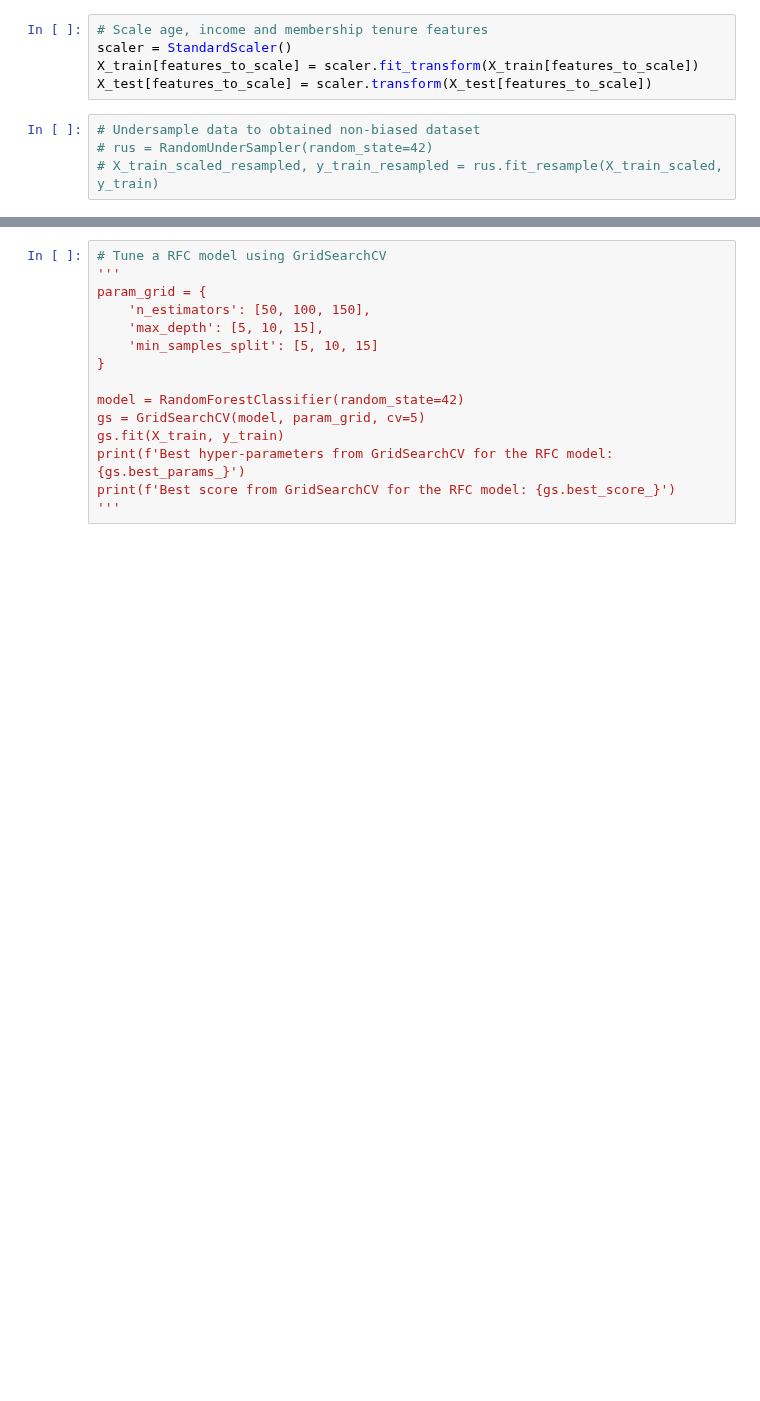
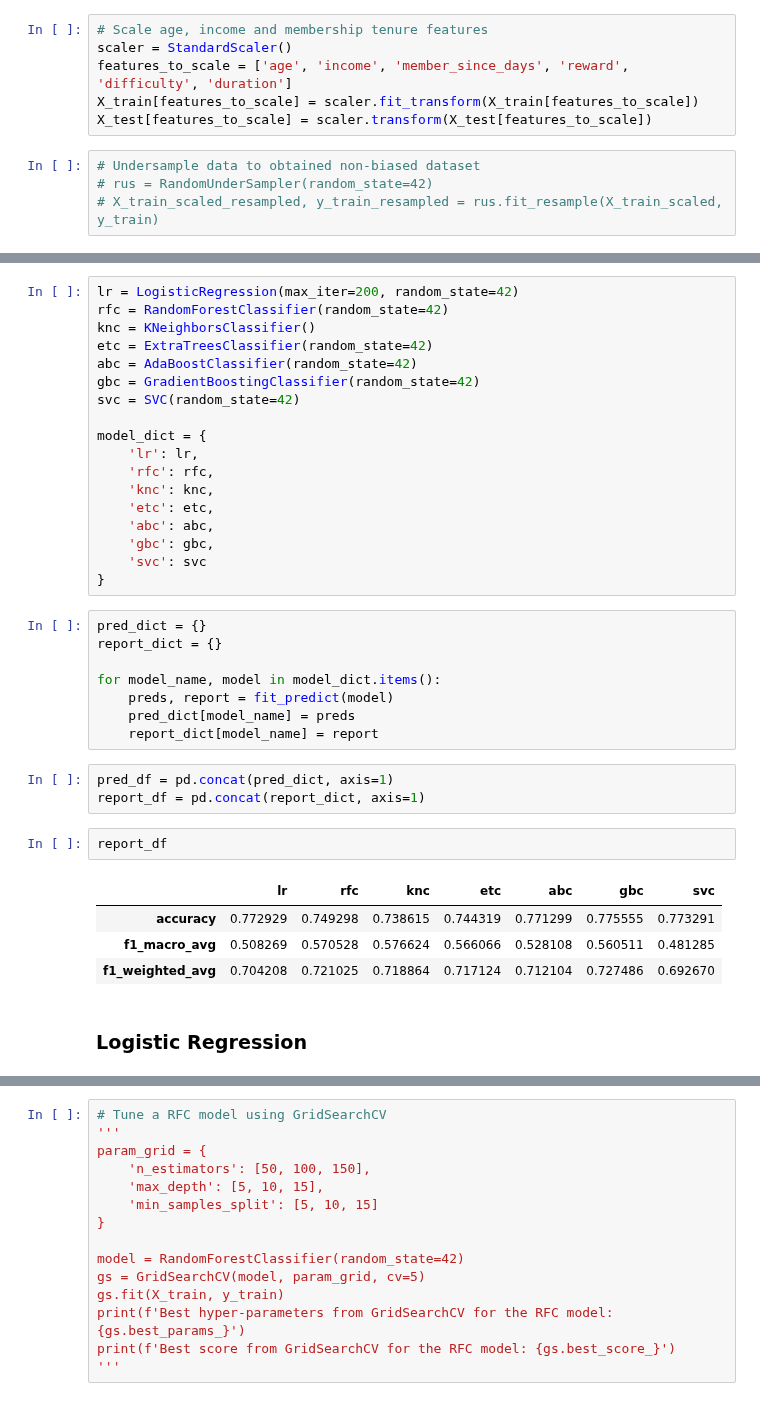
Before and after one commit to kubaid/dsnd-capstone-project, a Jupyter notebook: starbucks.ipynb, the cells around one changed output, grey strips where cells are left out. Cells and saved outputs as stored; diff of their text form; blank space fills up the shorter version.

Commit message:
Add more classifiers

```diff
--- a/starbucks.ipynb
+++ b/starbucks.ipynb
@@ -357,6 +360,7 @@ X_train, X_test, y_train, y_test = train_test_split(X, y, test_size=0.2, random_
 # %%
 # Scale age, income and membership tenure features
 scaler = StandardScaler()
+features_to_scale = ['age', 'income', 'member_since_days', 'reward', 'difficulty', 'duration']
 X_train[features_to_scale] = scaler.fit_transform(X_train[features_to_scale])
 X_test[features_to_scale] = scaler.transform(X_test[features_to_scale])
 # %%
@@ -365,0 +403,38 @@ X_test[features_to_scale] = scaler.transform(X_test[features_to_scale])
+# %%
+lr = LogisticRegression(max_iter=200, random_state=42)
+rfc = RandomForestClassifier(random_state=42)
+knc = KNeighborsClassifier()
+etc = ExtraTreesClassifier(random_state=42)
+abc = AdaBoostClassifier(random_state=42)
+gbc = GradientBoostingClassifier(random_state=42)
+svc = SVC(random_state=42)
+
+model_dict = {
+    'lr': lr,
+    'rfc': rfc,
+    'knc': knc,
+    'etc': etc,
+    'abc': abc,
+    'gbc': gbc,
+    'svc': svc
+}
+# %%
+pred_dict = {}
+report_dict = {}
+
+for model_name, model in model_dict.items():
+    preds, report = fit_predict(model)
+    pred_dict[model_name] = preds
+    report_dict[model_name] = report
+# %%
+pred_df = pd.concat(pred_dict, axis=1)
+report_df = pd.concat(report_dict, axis=1)
+# %%
+report_df
+# %% [output]
+|  | lr | rfc | knc | etc | abc | gbc | svc |
+| accuracy | 0.772929 | 0.749298 | 0.738615 | 0.744319 | 0.771299 | 0.775555 | 0.773291 |
+| f1_macro_avg | 0.508269 | 0.570528 | 0.576624 | 0.566066 | 0.528108 | 0.560511 | 0.481285 |
+| f1_weighted_avg | 0.704208 | 0.721025 | 0.718864 | 0.717124 | 0.712104 | 0.727486 | 0.692670 |
+# %% [markdown]
+### Logistic Regression
```
Also changed, not shown: parts of 34 cells of this notebook.
